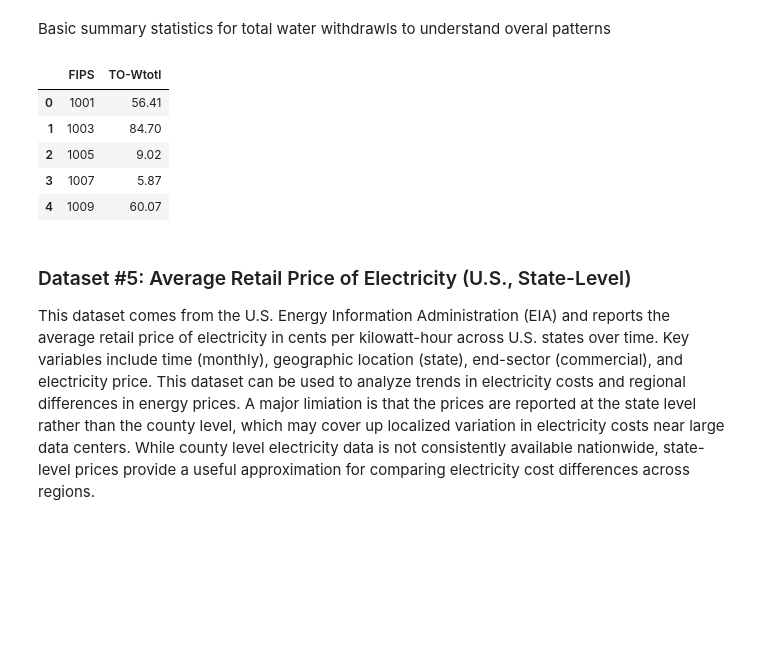
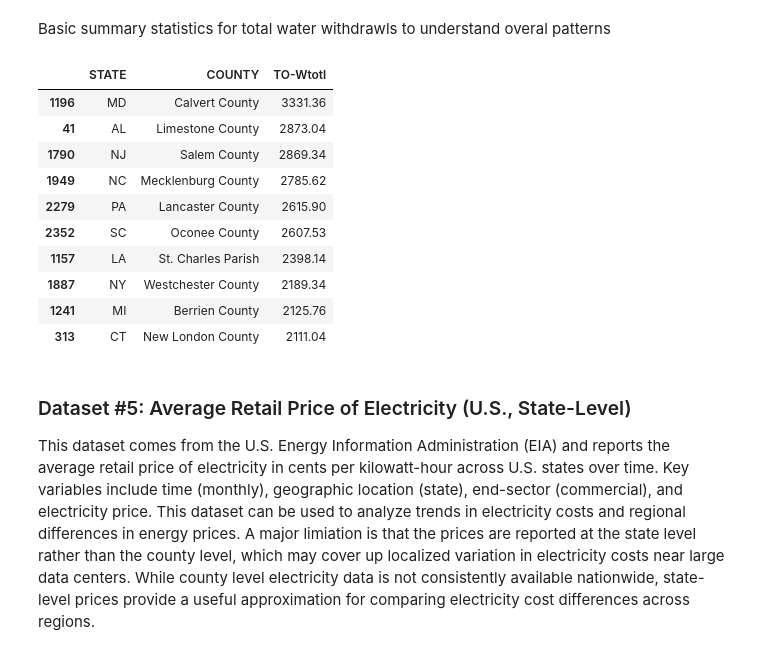
Before and after one commit to COGS108/Group147_WI26, a Jupyter notebook: 01-DataCheckpoint.ipynb, the cells around one changed output. Saved outputs shown, nothing was run; the diff lists cells and outputs as text; code cells hidden in the pictures; blank space fills up the shorter version.

```diff
--- a/01-DataCheckpoint.ipynb
+++ b/01-DataCheckpoint.ipynb
@@ -750,27 +730,23 @@ Name: TO-Wtotl, dtype: float64
 # %% [markdown]
 Basic summary statistics for total water withdrawls to understand overal patterns
-# %%
-FIPS_COL = 'FIPS'
-TOTAL_COL = 'TO-Wtotl'
-
-KEEP_COLS = [FIPS_COL, TOTAL_COL]
-df_water_clean = df_water[KEEP_COLS].copy()
-
-# Drop rows missing FIPS or total water
-df_water_clean = df_water_clean.dropna(subset=[FIPS_COL, TOTAL_COL])
-
-# Save cleaned dataset
-df_water_clean.to_csv('data/01-interim/water_use_2015_interim.csv', index=False)
-df_water_clean.to_csv('data/02-processed/water_use_2015_processed.csv', index=False)
-
-df_water_clean.head()
-# %% [output]
-|  | FIPS | TO-Wtotl |
-| 0 | 1001 | 56.41 |
-| 1 | 1003 | 84.70 |
-| 2 | 1005 | 9.02 |
-| 3 | 1007 | 5.87 |
-| 4 | 1009 | 60.07 |
+# %%
+# Top 10 counties by total water withdrawals
+
+df_water[['STATE', 'COUNTY', 'TO-Wtotl']] \
+    .sort_values(by='TO-Wtotl', ascending=False) \
+    .head(10)
+# %% [output]
+|  | STATE | COUNTY | TO-Wtotl |
+| 1196 | MD | Calvert County | 3331.36 |
+| 41 | AL | Limestone County | 2873.04 |
+| 1790 | NJ | Salem County | 2869.34 |
+| 1949 | NC | Mecklenburg County | 2785.62 |
+| 2279 | PA | Lancaster County | 2615.90 |
+| 2352 | SC | Oconee County | 2607.53 |
+| 1157 | LA | St. Charles Parish | 2398.14 |
+| 1887 | NY | Westchester County | 2189.34 |
+| 1241 | MI | Berrien County | 2125.76 |
+| 313 | CT | New London County | 2111.04 |
 # %% [markdown]
 ### Dataset #5: Average Retail Price of Electricity (U.S., State-Level)
 
```
Also changed, not shown: parts of 6 cells of this notebook.
